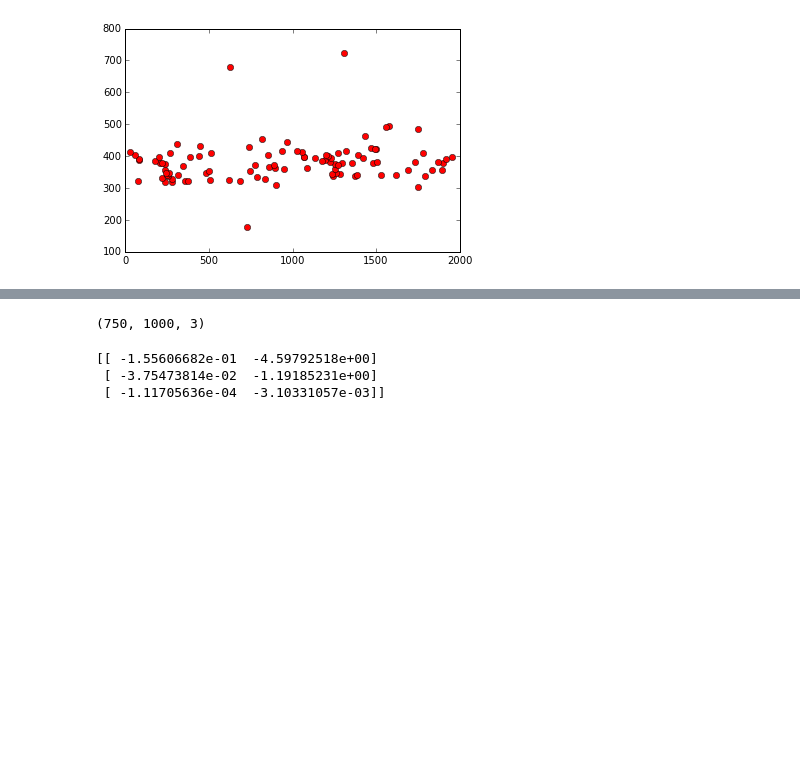
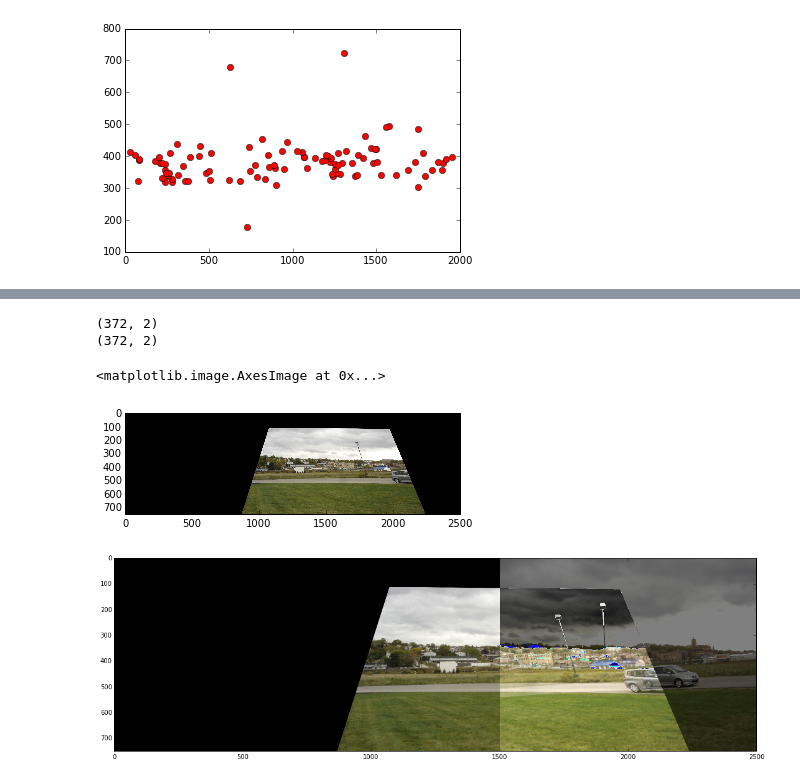
Before and after one commit to NCEghtebas/ComputerVisionCT, a Jupyter notebook: HW3/Q2.ipynb, the cells around one changed output, grey strips where cells are left out. Saved outputs shown, nothing was run; the diff lists cells and outputs as text; code cells hidden in the pictures; blank space fills up the shorter version.

```diff
--- a/HW3/Q2.ipynb
+++ b/HW3/Q2.ipynb
@@ -212,22 +212,9 @@ def even_groups(g1,g2):
         g2=g2[:g1.shape[0]]
     return (g1,g2)
 group1,group2= even_groups(group1,group2)
-
-homo=cv2.findHomography(group1,group2)
+print(group1.shape)
+print(group2.shape)
+homo=cv2.findHomography(group1,group2,cv2.RANSAC)
+# %% [output]
+(372, 2)
+(372, 2)
-# %%
-'''
-MAPPING
-'''
-# row, col, ch = one.shape
-# new_image = np.zeros((one.shape[0]*2,one.shape[1]*2))
-# output=cv2.warpAffine(one,homo[0][:,:2], (row,col))
-# plt.imshow(output)
-print(one.shape)
-# %% [output]
-(750, 1000, 3)
-# %%
-print(homo[0][:,:2])
-# %% [output]
-[[ -1.55606682e-01  -4.59792518e+00]
- [ -3.75473814e-02  -1.19185231e+00]
- [ -1.11705636e-04  -3.10331057e-03]]
@@ -236,0 +221,28 @@ print(homo[0][:,:2])
+# %%
+'''
+MAPPING
+'''
+# print(np.atleast_2d(x1).shape)
+groupone=np.vstack((x1,y1))
+grouptwo=np.vstack((x2,y2))
+groupone,grouptwo=even_groups(groupone,grouptwo)
+groupone=np.transpose(groupone)
+grouptwo=np.transpose(grouptwo)
+homo2=cv2.findHomography(groupone,grouptwo,cv2.RANSAC,2)
+
+# print(homo2[0])
+# print(homo[0])
+# new_image = np.zeros((one.shape[0]*2,one.shape[1]*2))
+output=cv2.warpPerspective(one,homo2[0],dsize=(int(one.shape[1]*2.5),one.shape[0]))
+plt.imshow(output)
+shifted_two=np.concatenate((np.zeros((750,1500,3)),two),axis=1)
+thing=output+shifted_two/2.0
+f=plt.figure()
+f.set_size_inches(18.5, 10.5)
+
+plt.imshow(thing)
+# print(one.shape)
+# %% [output]
+<matplotlib.image.AxesImage at 0x...>
+[figure, added]
+[figure, added]
```
Also changed, not shown: parts of 5 cells of this notebook.
